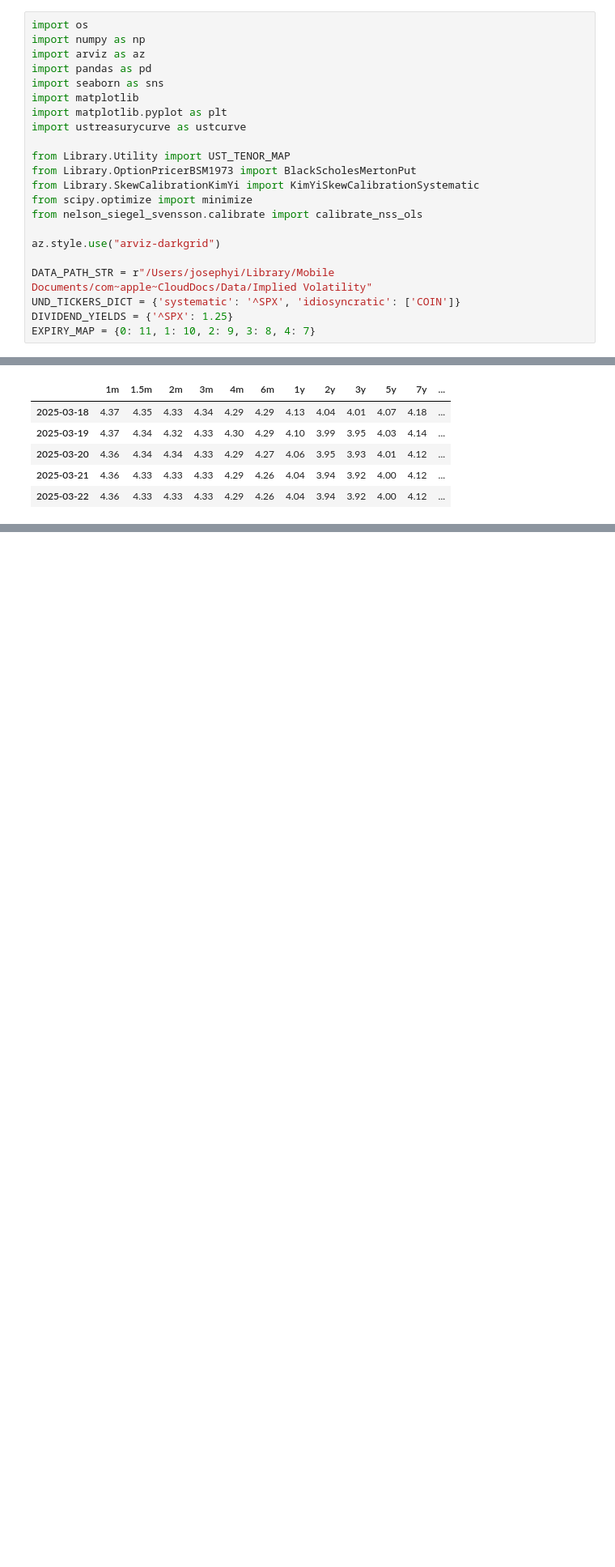
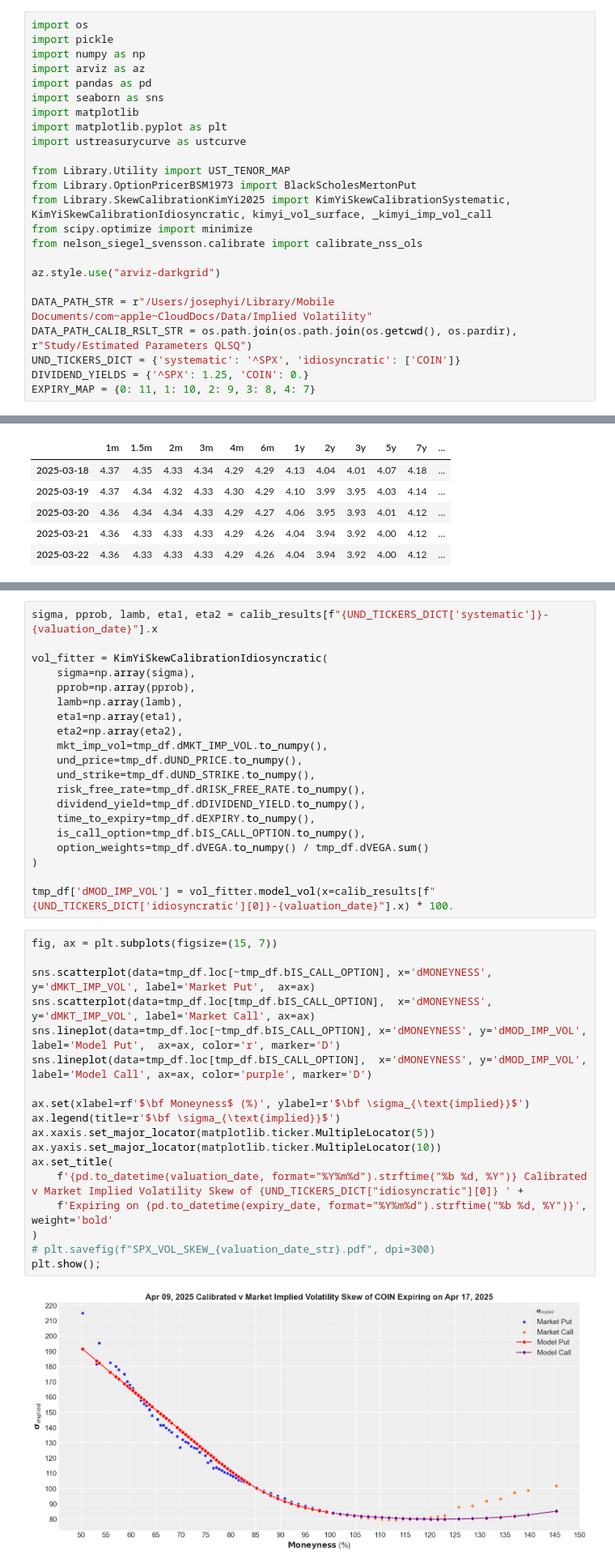
Before and after one commit to AnonymousJY/mkt-depth-n-resiliency, a Jupyter notebook: Scripts/skew_calibration_kimyi2025.ipynb, the cells around one changed output, grey strips where cells are left out. Shown: that part at 81% size. Cells and saved outputs as stored; diff of their text form; blank space fills up the shorter version.

```diff
--- a/Scripts/skew_calibration_kimyi2025.ipynb
+++ b/Scripts/skew_calibration_kimyi2025.ipynb
@@ -1,5 +1,6 @@
 # %%
 import os
+import pickle
 import numpy as np
 import arviz as az
 import pandas as pd
@@ -10,15 +11,16 @@ import ustreasurycurve as ustcurve
 
 from Library.Utility import UST_TENOR_MAP
 from Library.OptionPricerBSM1973 import BlackScholesMertonPut
-from Library.SkewCalibrationKimYi import KimYiSkewCalibrationSystematic
+from Library.SkewCalibrationKimYi2025 import KimYiSkewCalibrationSystematic, KimYiSkewCalibrationIdiosyncratic, kimyi_vol_surface, _kimyi_imp_vol_call
 from scipy.optimize import minimize
 from nelson_siegel_svensson.calibrate import calibrate_nss_ols
 
 az.style.use("arviz-darkgrid")
 
 DATA_PATH_STR = r"/Users/josephyi/Library/Mobile Documents/com~apple~CloudDocs/Data/Implied Volatility"
+DATA_PATH_CALIB_RSLT_STR = os.path.join(os.path.join(os.getcwd(), os.pardir), r"Study/Estimated Parameters QLSQ")
 UND_TICKERS_DICT = {'systematic': '^SPX', 'idiosyncratic': ['COIN']}
-DIVIDEND_YIELDS = {'^SPX': 1.25}
+DIVIDEND_YIELDS = {'^SPX': 1.25, 'COIN': 0.}
 EXPIRY_MAP = {0: 11, 1: 10, 2: 9, 3: 8, 4: 7}
 # %%
 valuation_date_array = pd.bdate_range('2025-03-18', '2025-04-17')
@@ -304,0 +332,40 @@ plt.show();
+# %%
+sigma, pprob, lamb, eta1, eta2 = calib_results[f"{UND_TICKERS_DICT['systematic']}-{valuation_date}"].x
+
+vol_fitter = KimYiSkewCalibrationIdiosyncratic(
+    sigma=np.array(sigma),
+    pprob=np.array(pprob),
+    lamb=np.array(lamb),
+    eta1=np.array(eta1),
+    eta2=np.array(eta2),
+    mkt_imp_vol=tmp_df.dMKT_IMP_VOL.to_numpy(),
+    und_price=tmp_df.dUND_PRICE.to_numpy(),
+    und_strike=tmp_df.dUND_STRIKE.to_numpy(),
+    risk_free_rate=tmp_df.dRISK_FREE_RATE.to_numpy(),
+    dividend_yield=tmp_df.dDIVIDEND_YIELD.to_numpy(),
+    time_to_expiry=tmp_df.dEXPIRY.to_numpy(),
+    is_call_option=tmp_df.bIS_CALL_OPTION.to_numpy(),
+    option_weights=tmp_df.dVEGA.to_numpy() / tmp_df.dVEGA.sum()
+)
+
+tmp_df['dMOD_IMP_VOL'] = vol_fitter.model_vol(x=calib_results[f"{UND_TICKERS_DICT['idiosyncratic'][0]}-{valuation_date}"].x) * 100.
+# %%
+fig, ax = plt.subplots(figsize=(15, 7))
+
+sns.scatterplot(data=tmp_df.loc[~tmp_df.bIS_CALL_OPTION], x='dMONEYNESS', y='dMKT_IMP_VOL', label='Market Put',  ax=ax)
+sns.scatterplot(data=tmp_df.loc[tmp_df.bIS_CALL_OPTION],  x='dMONEYNESS', y='dMKT_IMP_VOL', label='Market Call', ax=ax)
+sns.lineplot(data=tmp_df.loc[~tmp_df.bIS_CALL_OPTION], x='dMONEYNESS', y='dMOD_IMP_VOL', label='Model Put',  ax=ax, color='r', marker='D')
+sns.lineplot(data=tmp_df.loc[tmp_df.bIS_CALL_OPTION],  x='dMONEYNESS', y='dMOD_IMP_VOL', label='Model Call', ax=ax, color='purple', marker='D')
+
+ax.set(xlabel=rf'$\bf Moneyness$ (%)', ylabel=r'$\bf \sigma_{\text{implied}}$')
+ax.legend(title=r'$\bf \sigma_{\text{implied}}$')
+ax.xaxis.set_major_locator(matplotlib.ticker.MultipleLocator(5))
+ax.yaxis.set_major_locator(matplotlib.ticker.MultipleLocator(10))
+ax.set_title(
+    f'{pd.to_datetime(valuation_date, format="%Y%m%d").strftime("%b %d, %Y")} Calibrated v Market Implied Volatility Skew of {UND_TICKERS_DICT["idiosyncratic"][0]} ' +
+    f'Expiring on {pd.to_datetime(expiry_date, format="%Y%m%d").strftime("%b %d, %Y")}', weight='bold'
+)
+# plt.savefig(f"SPX_VOL_SKEW_{valuation_date_str}.pdf", dpi=300)
+plt.show();
+# %% [output]
+[figure, added]
```
Also changed, not shown: parts of 11 cells of this notebook, 8 other files.
